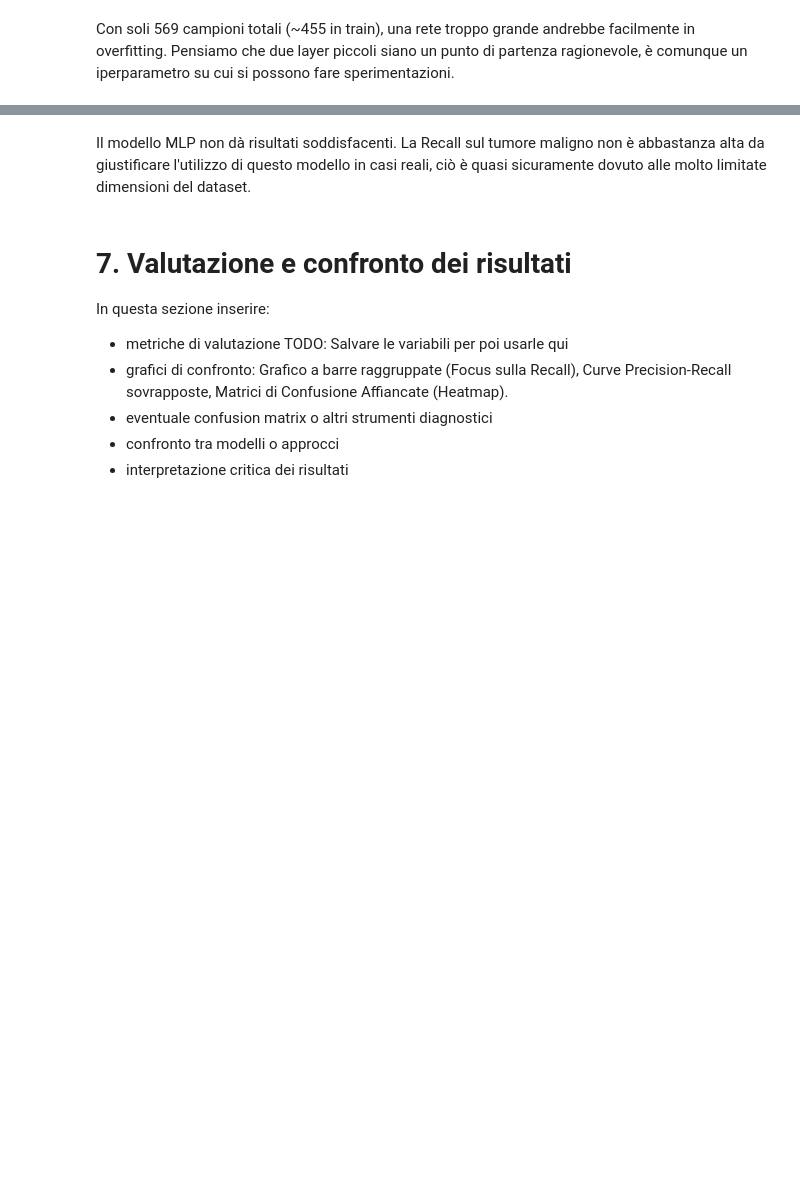
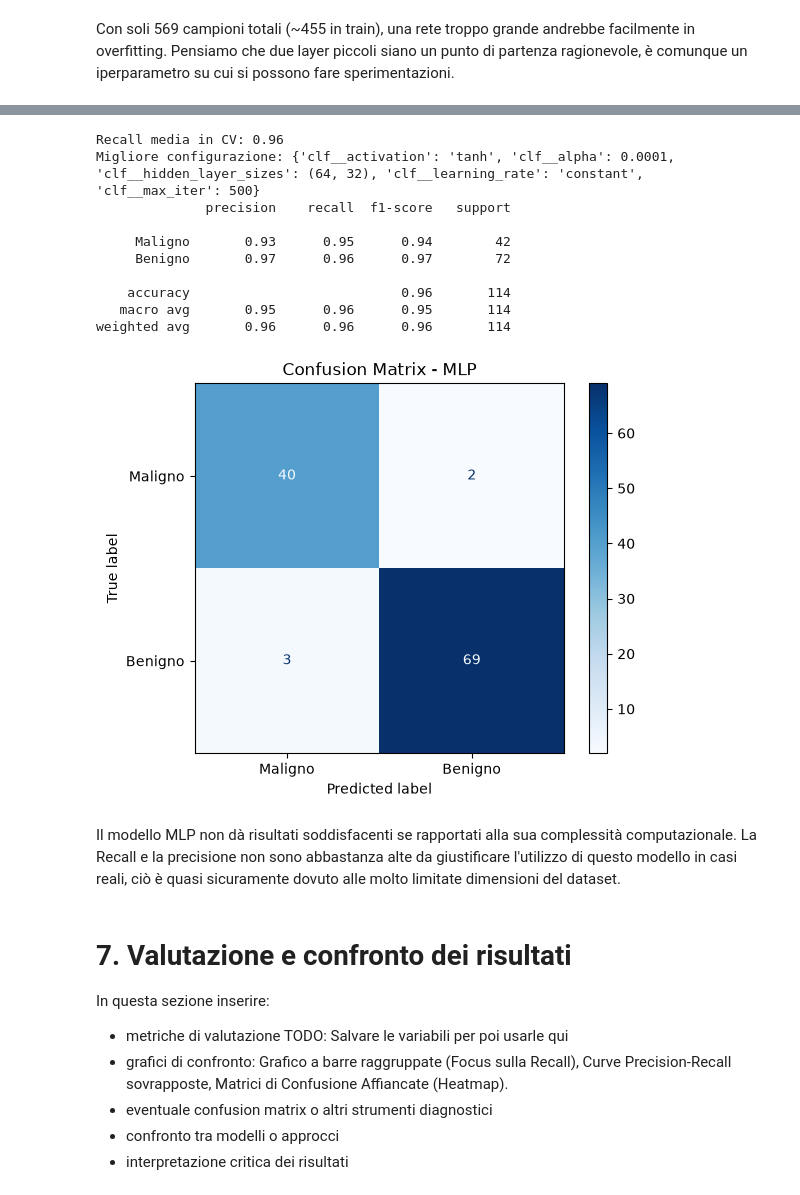
Before and after one commit to JacopoFoschi2/ElaboratoOIAML, a Jupyter notebook: progetto_esame.ipynb, the cells around one changed output, grey strips where cells are left out. Saved outputs shown, nothing was run; the diff lists cells and outputs as text; code cells hidden in the pictures; blank space fills up the shorter version.

```diff
--- a/progetto_esame.ipynb
+++ b/progetto_esame.ipynb
@@ -519,5 +483,58 @@ weighted avg       0.95      0.95      0.95       114
+# %%
+# Pipeline: scaler + modello (per MLP lo scaling è ancora più importante che per LogReg/SVM,
+# perché la rete usa la discesa del gradiente e feature su scale diverse rallentano
+# o impediscono la convergenza)
+pipe_mlp = Pipeline([
+    ('scaler', StandardScaler()),
+    ('clf', MLPClassifier(
+        early_stopping=True,
+        random_state=42
+    ))
+])
+
+param_grid_mlp = {
+    'clf__hidden_layer_sizes': [(32,), (64,), (128,), (64, 32), (128, 64)],
+    'clf__max_iter': [500, 1000, 2000],
+    'clf__activation': ['relu', 'tanh', 'logistic'],
+    'clf__alpha': [0.0001, 0.001, 0.01],
+    'clf__learning_rate': ['constant', 'adaptive']
+}
+
+grid_mlp = GridSearchCV(pipe_mlp, param_grid_mlp, cv=cv, scoring='recall_macro', n_jobs=-1)
+
+grid_mlp.fit(X_train, y_train)
+
+print(f"Recall media in CV: {grid_mlp.best_score_:.2f}")
+print(f"Migliore configurazione: {grid_mlp.best_params_}")
+
+# Estraiamo il modello migliore trovato dalla grid search
+best_mlp = grid_mlp.best_estimator_
+
+# Valutazione sul test set
+y_pred_mlp = best_mlp.predict(X_test)
+
+print(classification_report(y_test, y_pred_mlp, target_names=['Maligno', 'Benigno']))
+
+# Confusion matrix
+cm_mlp = confusion_matrix(y_test, y_pred_mlp)
+disp = ConfusionMatrixDisplay(confusion_matrix=cm_mlp, display_labels=['Maligno', 'Benigno'])
+disp.plot(cmap='Blues')
+plt.title('Confusion Matrix - MLP')
+plt.show()
+# %% [output]
+Recall media in CV: 0.96
+Migliore configurazione: {'clf__activation': 'tanh', 'clf__alpha': 0.0001, 'clf__hidden_layer_sizes': (64, 32), 'clf__learning_rate': 'constant', 'clf__max_iter': 500}
+              precision    recall  f1-score   support
+
+     Maligno       0.93      0.95      0.94        42
+     Benigno       0.97      0.96      0.97        72
+
+    accuracy                           0.96       114
+   macro avg       0.95      0.96      0.95       114
+weighted avg       0.96      0.96      0.96       114
+[figure, added]
 # %% [markdown]
-Il modello MLP non dà risultati soddisfacenti. La Recall sul tumore maligno non è abbastanza alta da giustificare l'utilizzo di questo modello in casi reali, ciò è quasi sicuramente dovuto alle molto limitate dimensioni del dataset.
+Il modello MLP non dà risultati soddisfacenti se rapportati alla sua complessità computazionale. La Recall e la precisione non sono abbastanza alte da giustificare l'utilizzo di questo modello in casi reali, ciò è quasi sicuramente dovuto alle molto limitate dimensioni del dataset.
 # %% [markdown]
 # 7. Valutazione e confronto dei risultati
 
```
Also changed, not shown: parts of 8 cells of this notebook.
